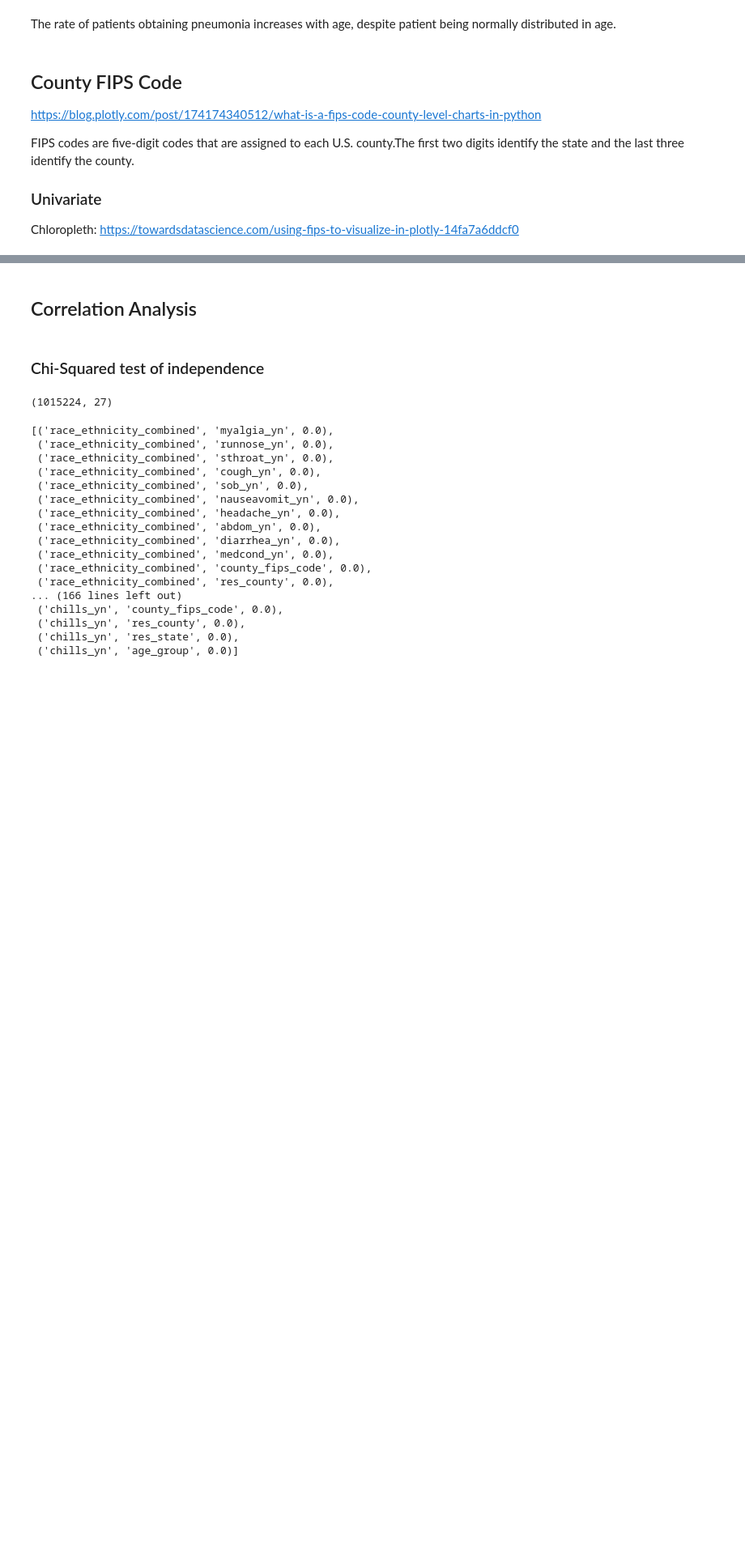
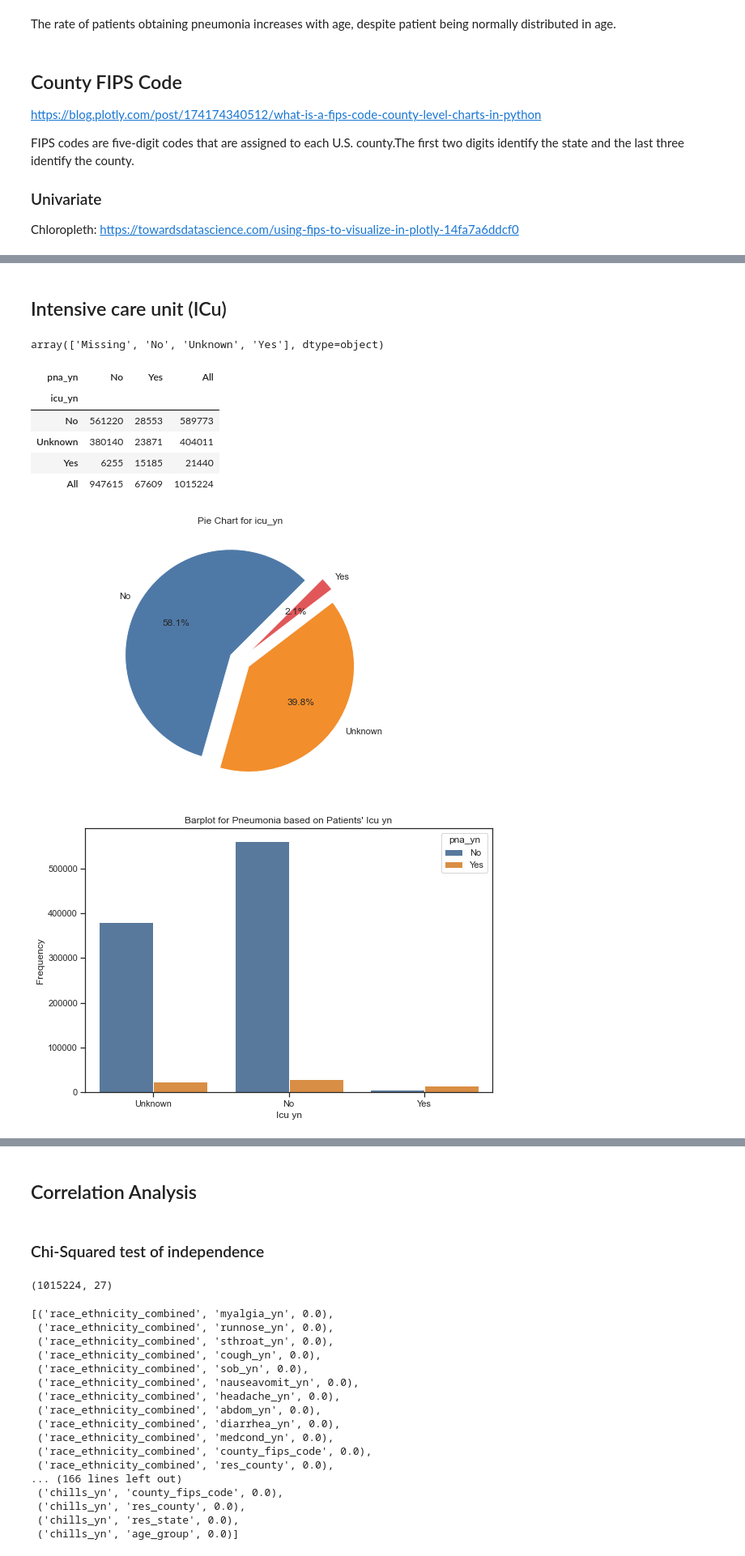
Before and after one commit to csastra/COVID-PNEUMONIA, a Jupyter notebook: 490465932_QBUS4934_EDA.ipynb, the cells around one changed output, grey strips where cells are left out. Shown at 81% size. Saved outputs shown, nothing was run; the diff lists cells and outputs as text; code cells hidden in the pictures; blank space fills up the shorter version.

```diff
--- a/490465932_QBUS4934_EDA.ipynb
+++ b/490465932_QBUS4934_EDA.ipynb
@@ -983,0 +984,17 @@ plt.show()
+# %% [markdown]
+## Intensive care unit (ICu)
+# %%
+train['icu_yn'].unique()
+# %% [output]
+array(['Missing', 'No', 'Unknown', 'Yes'], dtype=object)
+# %%
+yn_eda('icu_yn', explode=(0.1,0.1,0.1))
+# %% [output]
+| pna_yn | No | Yes | All |
+| icu_yn |  |  |  |
+| No | 561220 | 28553 | 589773 |
+| Unknown | 380140 | 23871 | 404011 |
+| Yes | 6255 | 15185 | 21440 |
+| All | 947615 | 67609 | 1015224 |
+[figure, added]
+[figure, added]
```
Also changed, not shown: parts of 111 cells of this notebook.
